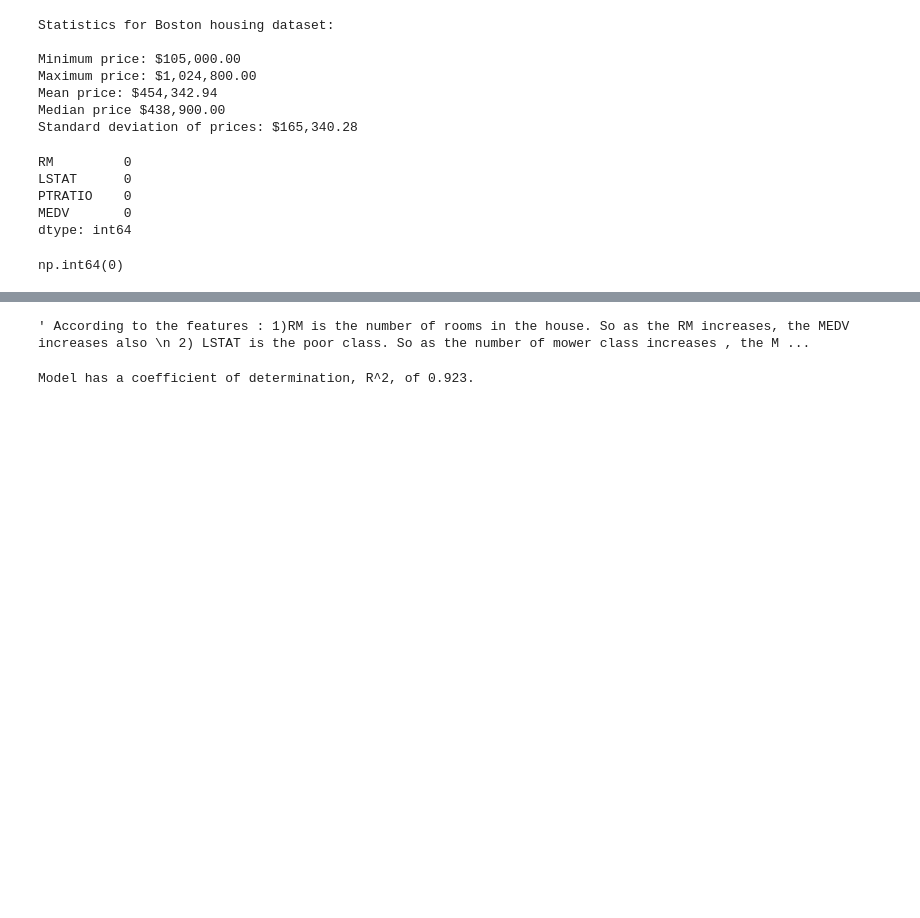
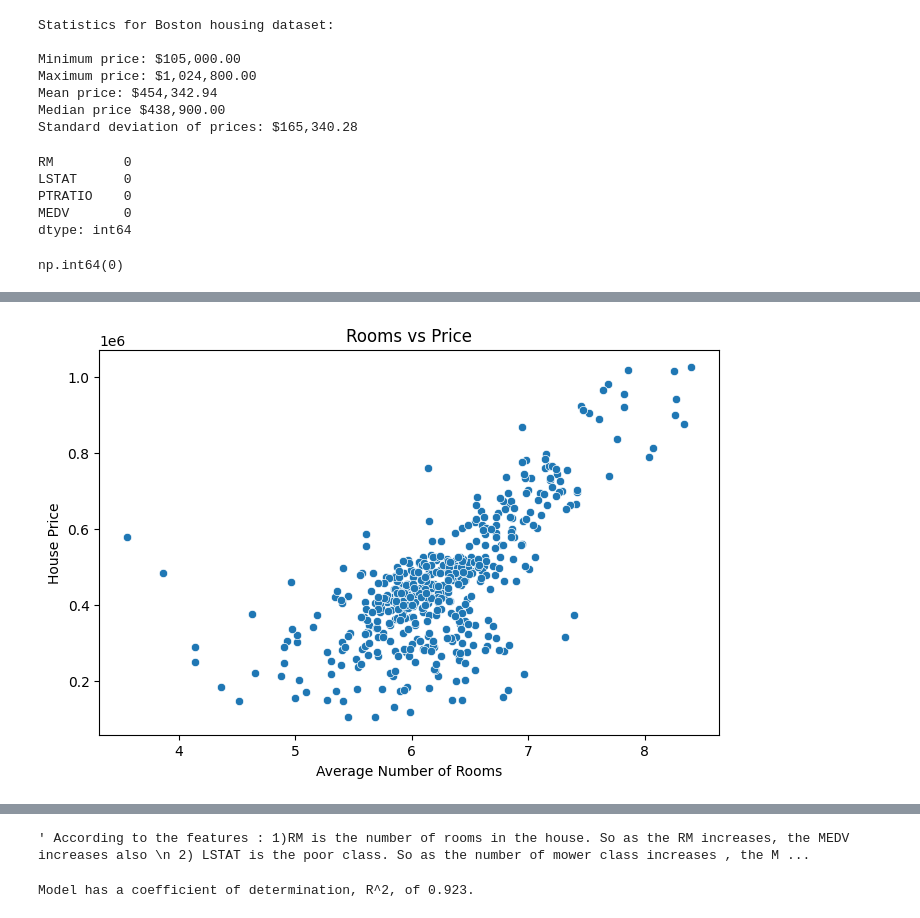
Before and after one commit to aya123963/DEPI-4, a Jupyter notebook: ML1project/ML1.ipynb, the cells around one changed output, grey strips where cells are left out. Drawn from its saved outputs; the diff is of its cells as text; code cells hidden in the pictures; blank space fills up the shorter version.

```diff
--- a/ML1project/ML1.ipynb
+++ b/ML1project/ML1.ipynb
@@ -103,0 +119,12 @@ np.int64(0)
+# %%
+# To visualize the relationship between the no.rooms and the price
+plt.figure(figsize=(8,5))
+sns.scatterplot(x=data['RM'], y=data['MEDV'])
+
+plt.title("Rooms vs Price")
+plt.xlabel("Average Number of Rooms")
+plt.ylabel("House Price")
+
+plt.show()
+# %% [output]
+[figure, added]
```
Also changed, not shown: parts of 3 cells of this notebook, 1 other file.
